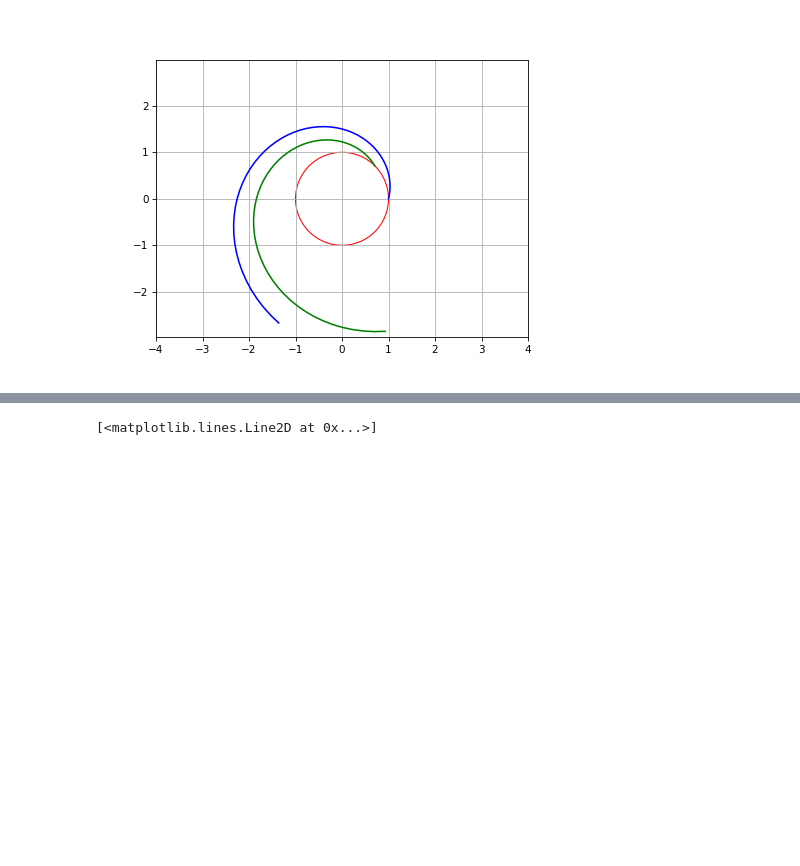
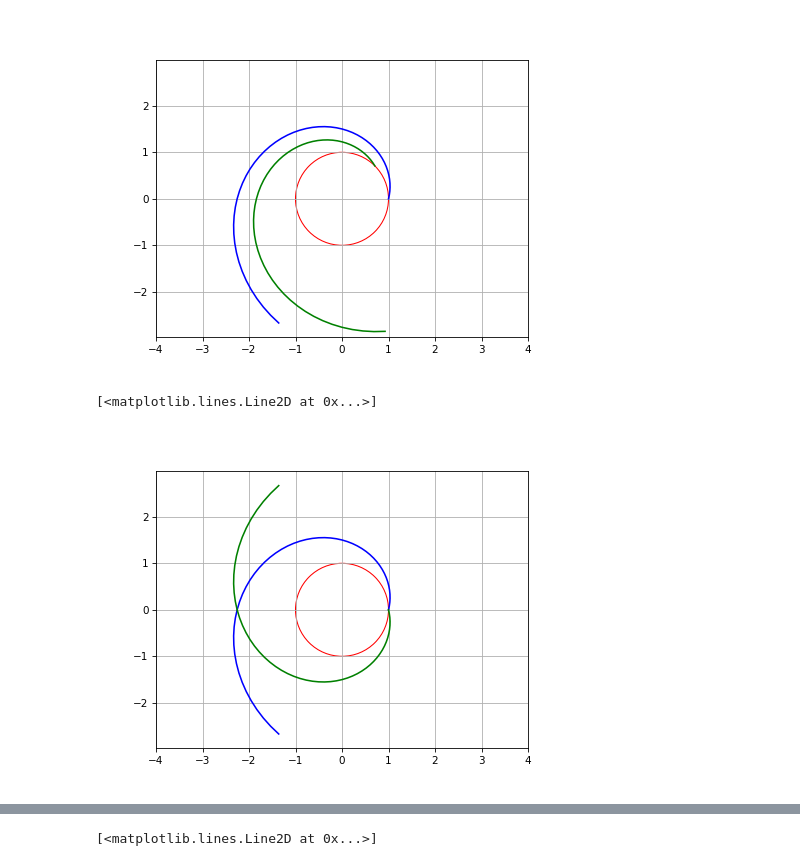
Before and after one commit to G-IV/Log-Spiral-Pattern, a Jupyter notebook: Log Spiral Jupyter Notebook.ipynb, the cells around one changed output, grey strips where cells are left out. Drawn from its saved outputs; the diff is of its cells as text; code cells hidden in the pictures; blank space fills up the shorter version.

```diff
--- a/Log Spiral Jupyter Notebook.ipynb
+++ b/Log Spiral Jupyter Notebook.ipynb
@@ -148,6 +148,86 @@ shifted_log_curve.plot([x for x, y in shifted_points], [y for x, y in shifted_po
 # %% [output]
 [<matplotlib.lines.Line2D at 0x...>]
 [figure]
+# %%
+#------------------------------------------------------------
+#
+#   Altering the graph - mirror the curve
+#
+#  To change the direction of travel around a curve, in
+#  polar coordinates, you simply change the sign of theta
+#  -(theta)
+#  However, for our forumla:
+#  r = a * exp(k * theta), if you change the sign of theta
+#  you will change the value of r.
+#
+#  If we (again) consider the exponent:
+#  k*theta, to change the direction of travel without
+#  changing the value of r, we need to do this:
+#  k * theta + 0
+#  0 = 2k * theta - 2k * theta
+#  So we can add:
+#  k * theta + 2k * theta - 2k * theta
+#  Do some simplifying
+#  (-2k * theta + k * theta) + (2k * theta)
+#  (-k * theta) + (2k * theta)
+#  Which brings us to:
+#  r = a * exp(-k * theta) * exp(2k * theta)
+#
+#------------------------------------------------------------
+
+%matplotlib ipympl
+import matplotlib.pyplot as plt
+import numpy as np
+import math
+
+#------------------------------------------------------------
+# Create a figure and axis
+#------------------------------------------------------------
+fig, mirrored_log_curve = plt.subplots()
+plt.rcParams['figure.dpi'] = 75 # Set this to make the plot bigger
+mirrored_log_curve.axis('equal') # Set the aspect ratio of the plot to be equal
+mirrored_log_curve.set_xlim(-4, 4) # Set the limits of the plot
+mirrored_log_curve.set_ylim(-4, 4) # Set the limits of the plot
+mirrored_log_curve.grid(True) # Turn on the grid
+
+#------------------------------------------------------------
+# Define the log curve parameters
+#------------------------------------------------------------
+a = 1.0
+k = math.cos(math.radians(75))
+def theta(i):
+    return i * math.pi / 40 # a good number to have a smooth curve
+
+def r(i):
+    return a * math.exp(k * theta(i))
+
+def mirrored(i):
+    return a * math.exp(-k * theta(i)) * math.exp(2 * k * theta(i))
+
+#------------------------------------------------------------
+# Plot a circle for reference
+#------------------------------------------------------------
+circle = plt.Circle((0, 0), 1, color='r', fill=False)
+mirrored_log_curve.add_artist(circle)
+
+#------------------------------------------------------------
+# Plot the log curve
+#------------------------------------------------------------
+points = []
+mirrored_points = []
+for i in range(0, 55):
+    x = r(i) * math.cos(theta(i))
+    y = r(i) * math.sin(theta(i))
+    points.append([x, y])
+    x_ = mirrored(i) * math.cos(-theta(i))
+    y_ = mirrored(i) * math.sin(-theta(i))
+    mirrored_points.append([x_, y_])
+
+mirrored_log_curve.plot([x for x, y in points], [y for x, y in points], 'b-')
+mirrored_log_curve.plot([x for x, y in mirrored_points], [y for x, y in mirrored_points], 'g-')
+# %% [output]
+[<matplotlib.lines.Line2D at 0x...>]
+[figure, added]
 # %%
 #------------------------------------------------------------
 #
```
Also changed, not shown: parts of 2 cells of this notebook.
